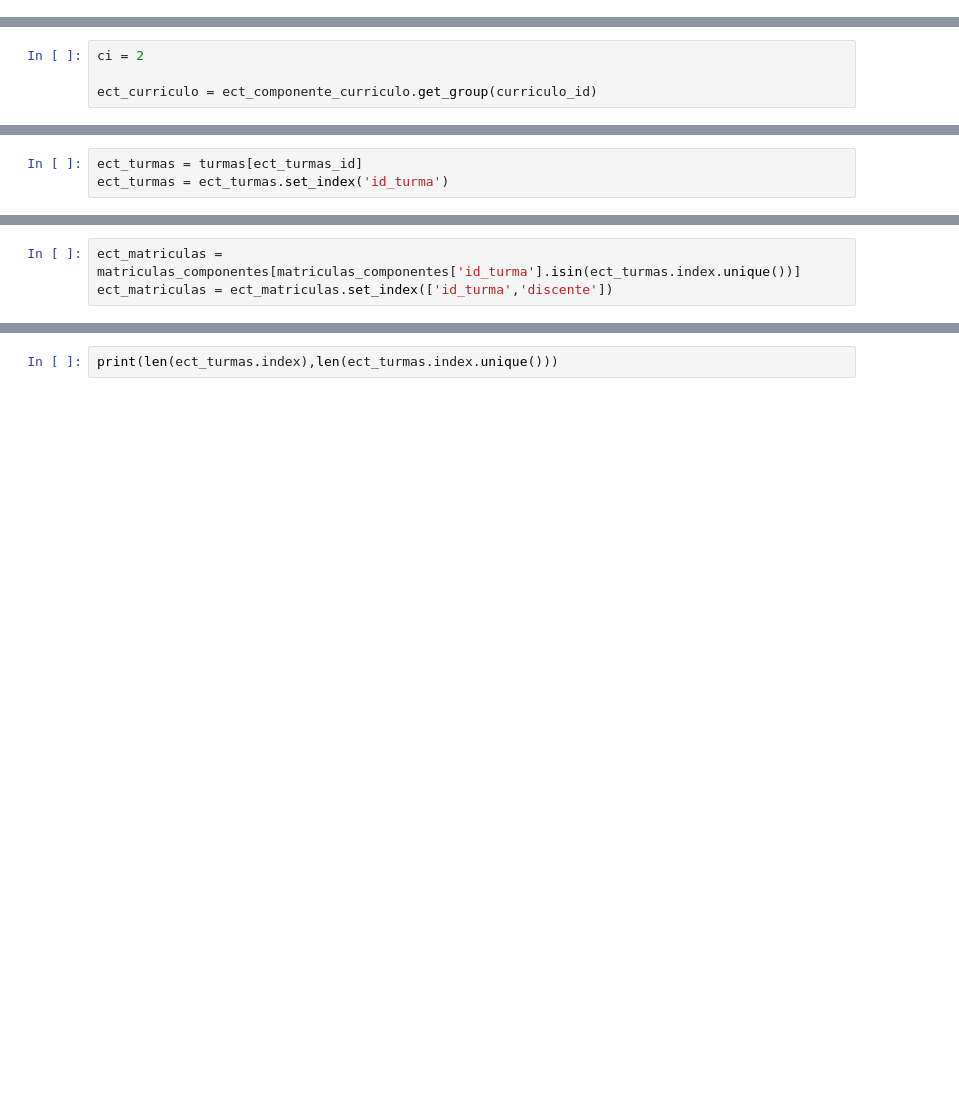
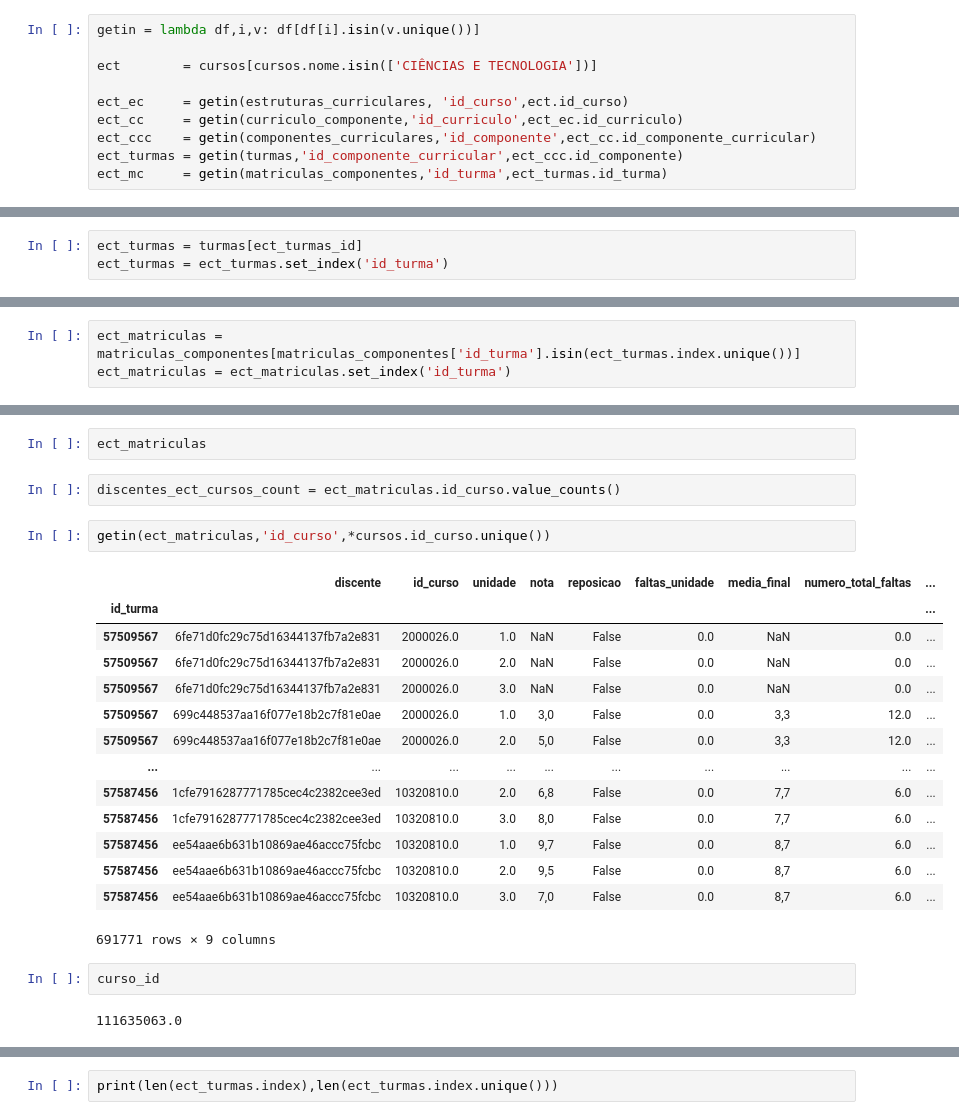
Before and after one commit to josegoisgit/dadosbook, a Jupyter notebook: aac_transform.ipynb, the cells around one changed output, grey strips where cells are left out. Saved outputs shown, nothing was run; the diff lists cells and outputs as text; blank space fills up the shorter version.

Commit message:
Notebook Progress
Filtered the data of curricular component enrollment.

```diff
--- a/aac_transform.ipynb
+++ b/aac_transform.ipynb
@@ -36,3 +36,13 @@ turmas                   = dc_join.dict['ufrn_wait/turmas']['data']
 matriculas_componentes   = dc_join.dict['ufrn_wait/matriculas_em_componentes']['data']
 # %% [markdown]
 ### Análise de notas por estrutura curricular
+# %%
+getin = lambda df,i,v: df[df[i].isin(v.unique())]
+
+ect        = cursos[cursos.nome.isin(['CIÊNCIAS E TECNOLOGIA'])]
+
+ect_ec     = getin(estruturas_curriculares, 'id_curso',ect.id_curso)
+ect_cc     = getin(curriculo_componente,'id_curriculo',ect_ec.id_curriculo)
+ect_ccc    = getin(componentes_curriculares,'id_componente',ect_cc.id_componente_curricular)
+ect_turmas = getin(turmas,'id_componente_curricular',ect_ccc.id_componente)
+ect_mc     = getin(matriculas_componentes,'id_turma',ect_turmas.id_turma)
@@ -44,10 +186,6 @@ ect_curso = cursos[cursos['id_curso'].isin(ect_ec.id_curso)]
 ect_componentes = curriculo_componente[curriculo_componente.id_curriculo.isin(ect_ec.id_curriculo)]
 # %%
 ect_componente_curriculo = ect_componentes.groupby('id_curriculo')
-# %%
-ci = 2
-
-ect_curriculo = ect_componente_curriculo.get_group(curriculo_id)
 # %%
 for c,curriculo_id in enumerate(ect_ec.id_curriculo.iloc):
     ect_curriculo = ect_componente_curriculo.get_group(curriculo_id)
@@ -64,3 +217,3 @@ ect_turmas
 # %%
 ect_matriculas = matriculas_componentes[matriculas_componentes['id_turma'].isin(ect_turmas.index.unique())]
-ect_matriculas = ect_matriculas.set_index(['id_turma','discente'])
+ect_matriculas = ect_matriculas.set_index('id_turma')
@@ -66,0 +230,25 @@ ect_matriculas = ect_matriculas.set_index(['id_turma','discente'])
+# %%
+ect_matriculas
+# %%
+discentes_ect_cursos_count = ect_matriculas.id_curso.value_counts()
+# %%
+getin(ect_matriculas,'id_curso',*cursos.id_curso.unique())
+# %% [output]
+|  | discente | id_curso | unidade | nota | reposicao | faltas_unidade | media_final | numero_total_faltas | ... |
+| id_turma |  |  |  |  |  |  |  |  | ... |
+| 57509567 | 6fe71d0fc29c75d16344137fb7a2e831 | 2000026.0 | 1.0 | NaN | False | 0.0 | NaN | 0.0 | ... |
+| 57509567 | 6fe71d0fc29c75d16344137fb7a2e831 | 2000026.0 | 2.0 | NaN | False | 0.0 | NaN | 0.0 | ... |
+| 57509567 | 6fe71d0fc29c75d16344137fb7a2e831 | 2000026.0 | 3.0 | NaN | False | 0.0 | NaN | 0.0 | ... |
+| 57509567 | 699c448537aa16f077e18b2c7f81e0ae | 2000026.0 | 1.0 | 3,0 | False | 0.0 | 3,3 | 12.0 | ... |
+| 57509567 | 699c448537aa16f077e18b2c7f81e0ae | 2000026.0 | 2.0 | 5,0 | False | 0.0 | 3,3 | 12.0 | ... |
+| ... | ... | ... | ... | ... | ... | ... | ... | ... | ... |
+| 57587456 | 1cfe7916287771785cec4c2382cee3ed | 10320810.0 | 2.0 | 6,8 | False | 0.0 | 7,7 | 6.0 | ... |
+| 57587456 | 1cfe7916287771785cec4c2382cee3ed | 10320810.0 | 3.0 | 8,0 | False | 0.0 | 7,7 | 6.0 | ... |
+| 57587456 | ee54aae6b631b10869ae46accc75fcbc | 10320810.0 | 1.0 | 9,7 | False | 0.0 | 8,7 | 6.0 | ... |
+| 57587456 | ee54aae6b631b10869ae46accc75fcbc | 10320810.0 | 2.0 | 9,5 | False | 0.0 | 8,7 | 6.0 | ... |
+| 57587456 | ee54aae6b631b10869ae46accc75fcbc | 10320810.0 | 3.0 | 7,0 | False | 0.0 | 8,7 | 6.0 | ... |
+691771 rows × 9 columns
+# %%
+curso_id
+# %% [output]
+111635063.0
```
Also changed, not shown: parts of 17 cells of this notebook.
